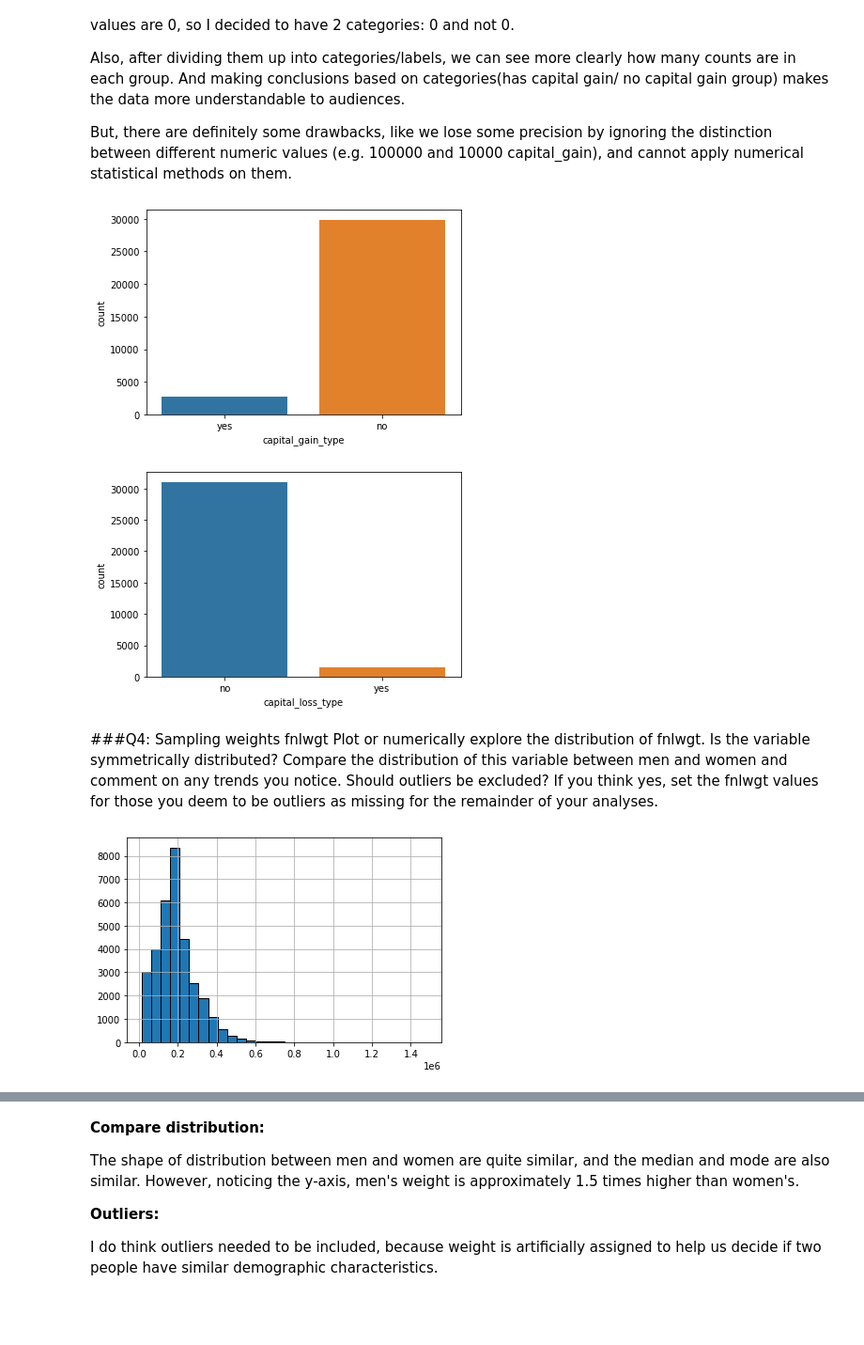
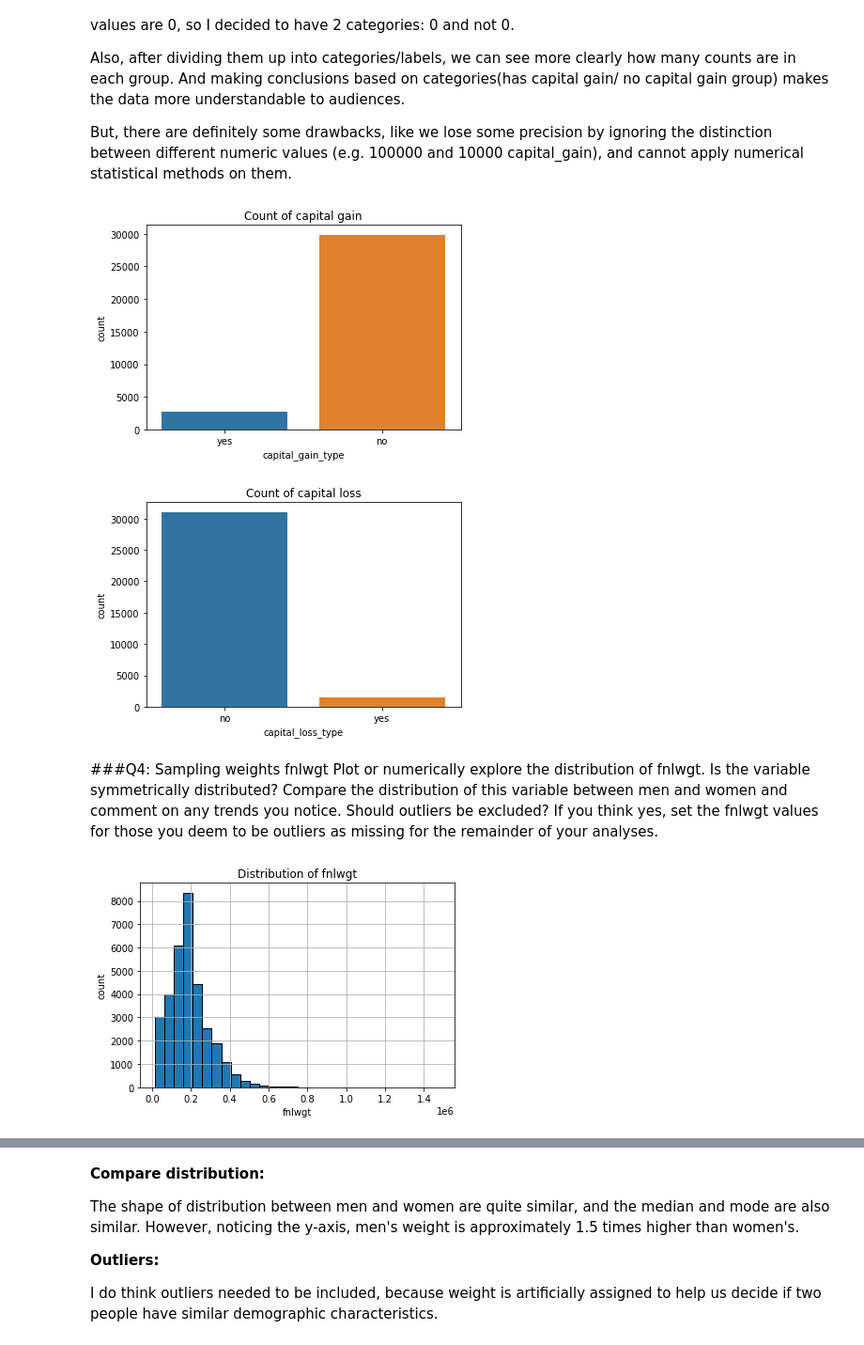
Before and after one commit to ChloeH88/working-hours-data-analysis, a Jupyter notebook: Assignment2.ipynb, the cells around one changed output, grey strips where cells are left out. Shown at 94% size. Saved outputs shown, nothing was run; the diff lists cells and outputs as text; code cells hidden in the pictures; blank space fills up the shorter version.

```diff
--- a/Assignment2.ipynb
+++ b/Assignment2.ipynb
@@ -108,26 +109,31 @@ we lose some precision by ignoring the distinction between different numeric val
 # %%
 # Divide capital gain and loss into 2 categories based on whether it equals 0 or not
 income94['capital_gain_type'] = np.where(income94['capital_gain']==0, 'no', 'yes')
 income94['capital_loss_type'] = np.where(income94['capital_loss']==0, 'no', 'yes')
 
 # Plot
 sns.countplot(x=income94['capital_gain_type'])
+plt.title("Count of capital gain")
 plt.show()
 
 sns.countplot(x=income94['capital_loss_type'])
+plt.title("Count of capital loss")
 plt.show()
 # %% [output]
-[figure, old version]
+[figure, new version]
-[figure, old version]
+[figure, new version]
 # %% [markdown]
 ###Q4: Sampling weights fnlwgt
 Plot or numerically explore the distribution of fnlwgt. Is the variable symmetrically distributed? Compare the distribution of this variable between men and women and comment on any trends you notice. Should outliers be excluded? If you think yes, set the fnlwgt values for those you deem to be outliers as missing for the remainder of your analyses.
 # %%
 # Plot
 income94['fnlwgt'].hist(bins=30, edgecolor="black")
+plt.xlabel("fnlwgt")
+plt.ylabel("count")
+plt.title("Distribution of fnlwgt")
 plt.show()
 # fnlwgt is not symmetrically distributed; it's right skewed
 # %% [output]
-[figure, old version]
+[figure, new version]
 # %%
 # compare between men and women
```
Also changed, not shown: parts of 10 cells of this notebook.
